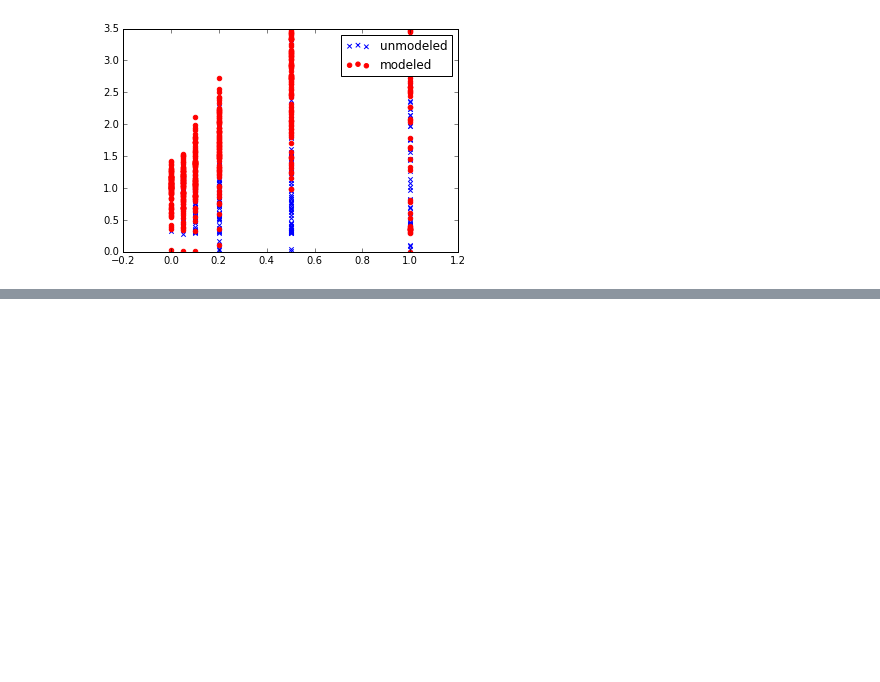
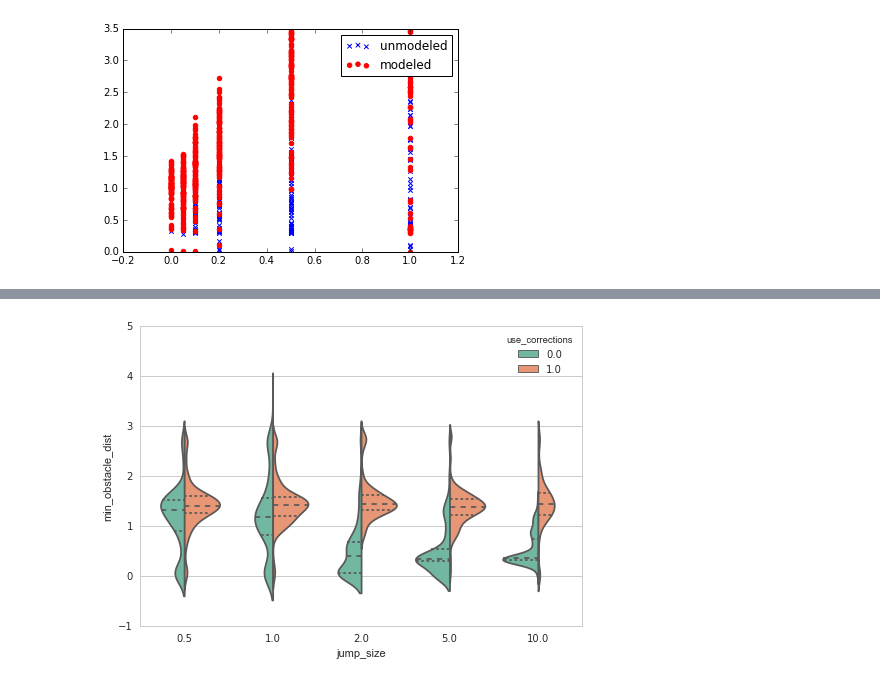
Before and after one commit to peteflorence/analysis-nanomap, a Jupyter notebook: Robustness plots.ipynb, the cells around one changed output, grey strips where cells are left out. Cells and saved outputs as stored; diff of their text form; code cells hidden in the pictures; blank space fills up the shorter version.

```diff
--- a/Robustness plots.ipynb
+++ b/Robustness plots.ipynb
@@ -160,0 +263,9 @@ ax = sns.violinplot(x="drift", y="min_obstacle_dist", hue="modeled", data=robust
+# %%
+sns.set_style("whitegrid")
+plt.figure(figsize=(7,5))
+ax = sns.violinplot(x="jump_size", palette="Set2", y="min_obstacle_dist", inner ='quartile', hue="use_corrections", data=jump_df, split=True, bw=0.3)
+ax.set_ylim([-1,5])
+plt.tight_layout()
+plt.savefig('jump_violin.pdf')
+# %% [output]
+[figure, added]
```
Also changed, not shown: parts of 11 cells of this notebook.
